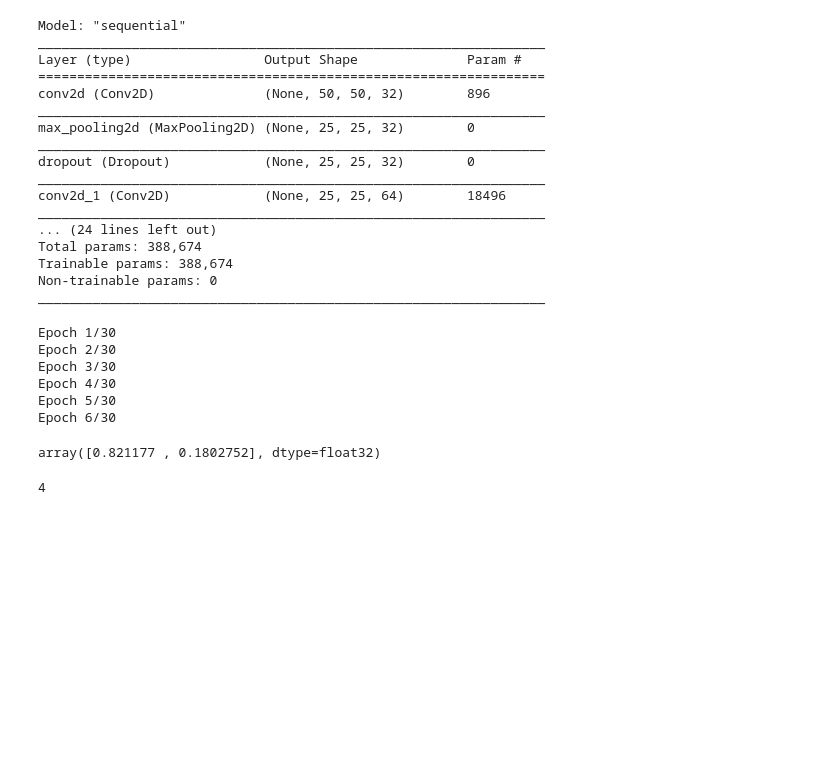
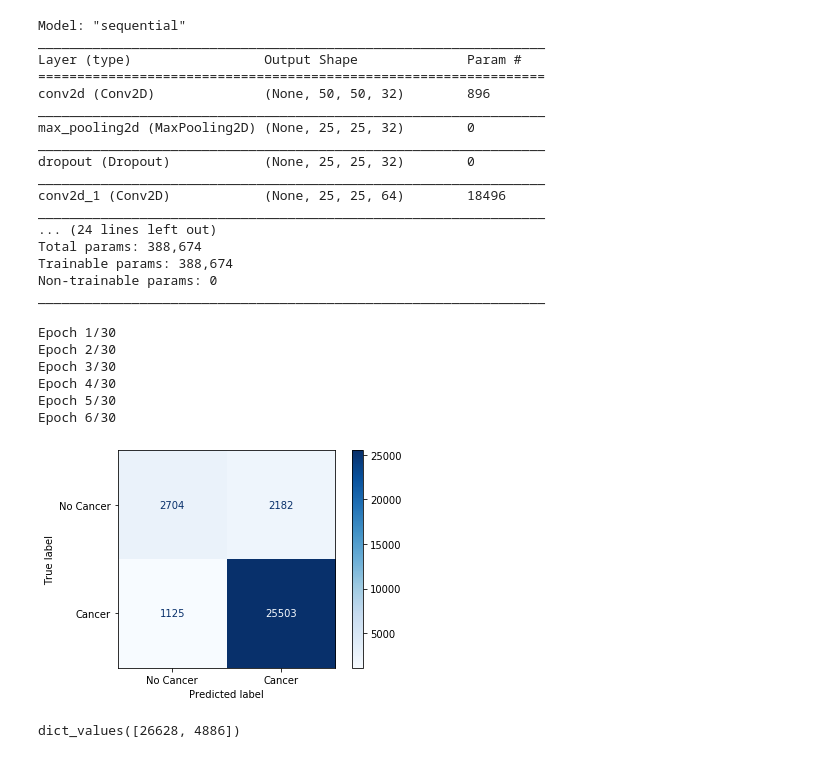
Before and after one commit to Inam7375/Zaheem-Repo, a Jupyter notebook: CNN.ipynb, the cells around one changed output. Drawn from its saved outputs; the diff is of its cells as text; code cells hidden in the pictures; blank space fills up the shorter version.

```diff
--- a/CNN.ipynb
+++ b/CNN.ipynb
@@ -268,34 +268,37 @@ X_preds = model.predict(X_test)
 # %%
 from sklearn.metrics import confusion_matrix
 from sklearn.metrics import ConfusionMatrixDisplay
 y_test_temp = []
 X_preds_temp = []
 
 for i in range(len(X_preds)):
     if y_test[i][0] == 0:
         y_test_temp.append(0)
-    elif y_test[i][0] == 2:
+    elif y_test[i][0] == 1:
         y_test_temp.append(1)
 
     if X_preds[i][0] < 0.5:
         X_preds_temp.append(0)
     elif X_preds[i][0] >= 0.5:
         X_preds_temp.append(1)
 
 
 labels = ["No Cancer", "Cancer"]
 
 cm = confusion_matrix(y_test_temp, X_preds_temp)
 disp = ConfusionMatrixDisplay(confusion_matrix=cm, display_labels=labels)
 
 disp.plot(cmap=plt.cm.Blues)
 plt.show()
 # %% [output]
-array([0.821177 , 0.1802752], dtype=float32)
+[figure, added]
-# %%
-y_test[0]
-# %% [output]
-4
+# %%
+from collections import Counter
+# Counter(words).keys() # equals to list(set(words))
+Counter(y_test_temp).values() # counts the elements' frequency
+# X_preds_temp[0]
+# %% [output]
+dict_values([26628, 4886])
 # %%
 index = 4
 predeiction = X_preds[index]
```
Also changed, not shown: parts of 4 cells of this notebook, 1 other file.
